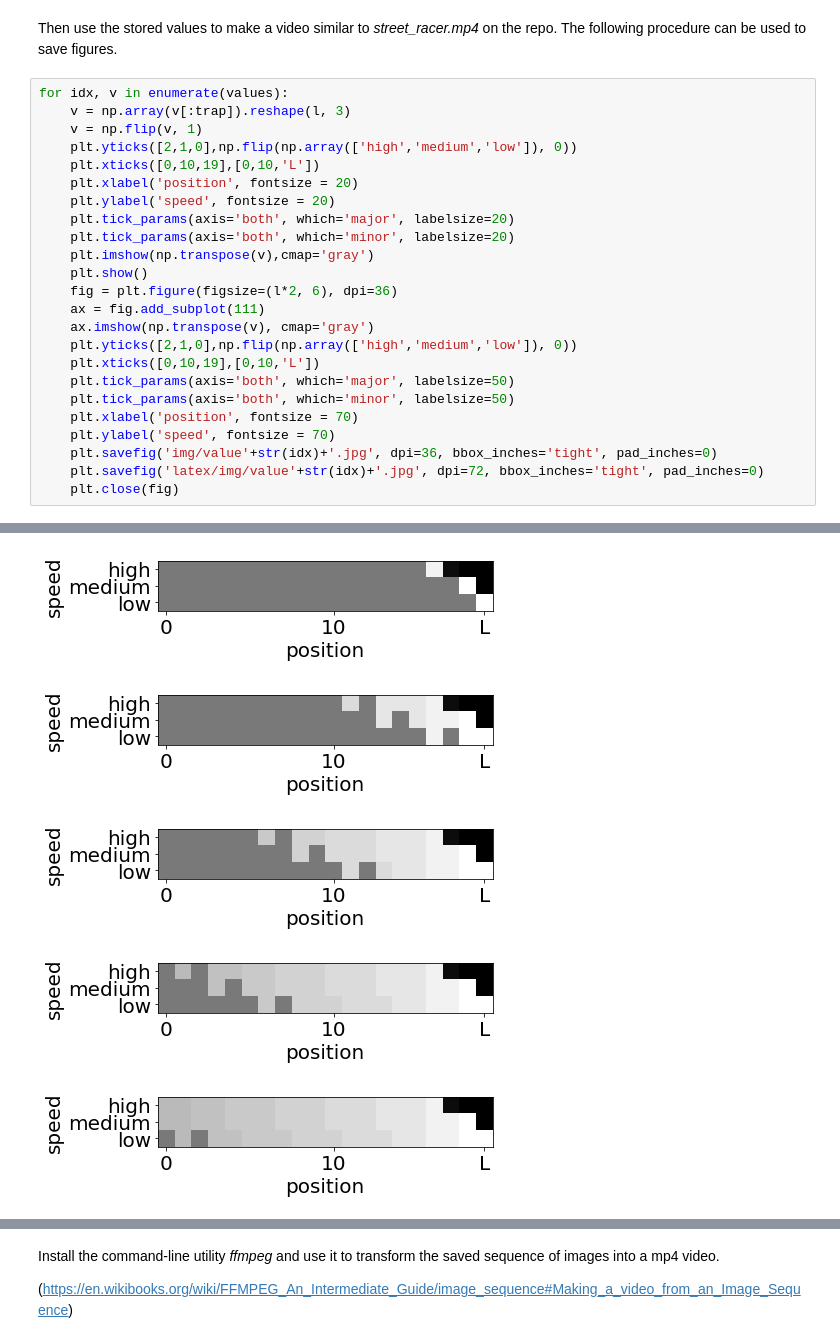
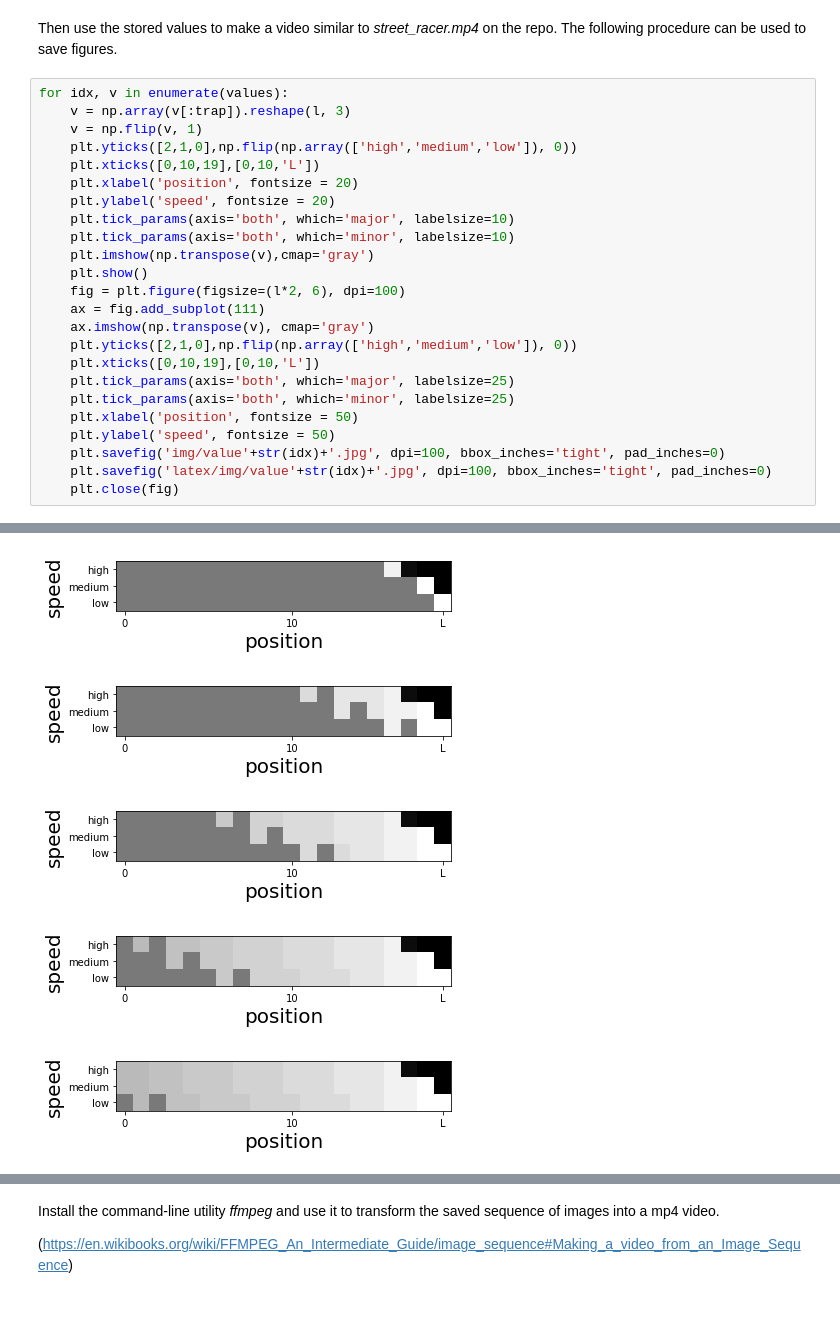
Before and after one commit to jonasracine/RL_sandbox, a Jupyter notebook: street_racer.ipynb, the cells around one changed output, grey strips where cells are left out. Saved outputs shown, nothing was run; the diff lists cells and outputs as text; blank space fills up the shorter version.

```diff
--- a/street_racer.ipynb
+++ b/street_racer.ipynb
@@ -550,20 +546,20 @@ for idx, v in enumerate(values):
     plt.xticks([0,10,19],[0,10,'L'])
     plt.xlabel('position', fontsize = 20)
     plt.ylabel('speed', fontsize = 20)
-    plt.tick_params(axis='both', which='major', labelsize=20)
-    plt.tick_params(axis='both', which='minor', labelsize=20)
+    plt.tick_params(axis='both', which='major', labelsize=10)
+    plt.tick_params(axis='both', which='minor', labelsize=10)
     plt.imshow(np.transpose(v),cmap='gray')
     plt.show()
-    fig = plt.figure(figsize=(l*2, 6), dpi=36)
+    fig = plt.figure(figsize=(l*2, 6), dpi=100)
     ax = fig.add_subplot(111)
     ax.imshow(np.transpose(v), cmap='gray')
     plt.yticks([2,1,0],np.flip(np.array(['high','medium','low']), 0))
     plt.xticks([0,10,19],[0,10,'L'])
-    plt.tick_params(axis='both', which='major', labelsize=50)
-    plt.tick_params(axis='both', which='minor', labelsize=50)
-    plt.xlabel('position', fontsize = 70)
-    plt.ylabel('speed', fontsize = 70)
-    plt.savefig('img/value'+str(idx)+'.jpg', dpi=36, bbox_inches='tight', pad_inches=0)
-    plt.savefig('latex/img/value'+str(idx)+'.jpg', dpi=72, bbox_inches='tight', pad_inches=0)
+    plt.tick_params(axis='both', which='major', labelsize=25)
+    plt.tick_params(axis='both', which='minor', labelsize=25)
+    plt.xlabel('position', fontsize = 50)
+    plt.ylabel('speed', fontsize = 50)
+    plt.savefig('img/value'+str(idx)+'.jpg', dpi=100, bbox_inches='tight', pad_inches=0)
+    plt.savefig('latex/img/value'+str(idx)+'.jpg', dpi=100, bbox_inches='tight', pad_inches=0)
     plt.close(fig)
 # %% [output]
@@ -571,5 +567,5 @@ for idx, v in enumerate(values):
-[figure, old version]
+[figure, new version]
-[figure, old version]
+[figure, new version]
-[figure, old version]
+[figure, new version]
-[figure, old version]
+[figure, new version]
-[figure, old version]
+[figure, new version]
```
Also changed, not shown: parts of 6 cells of this notebook, 40 other files.
